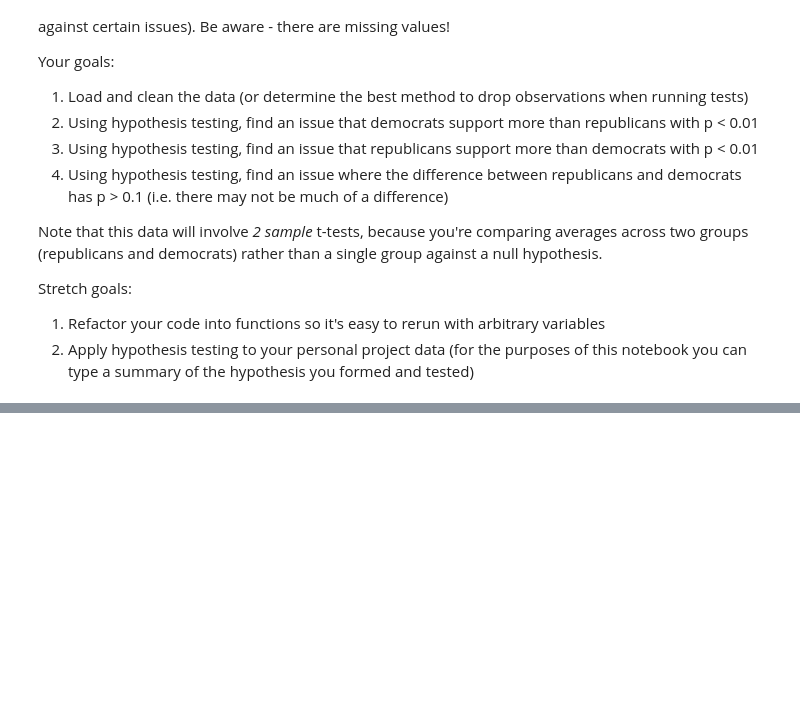
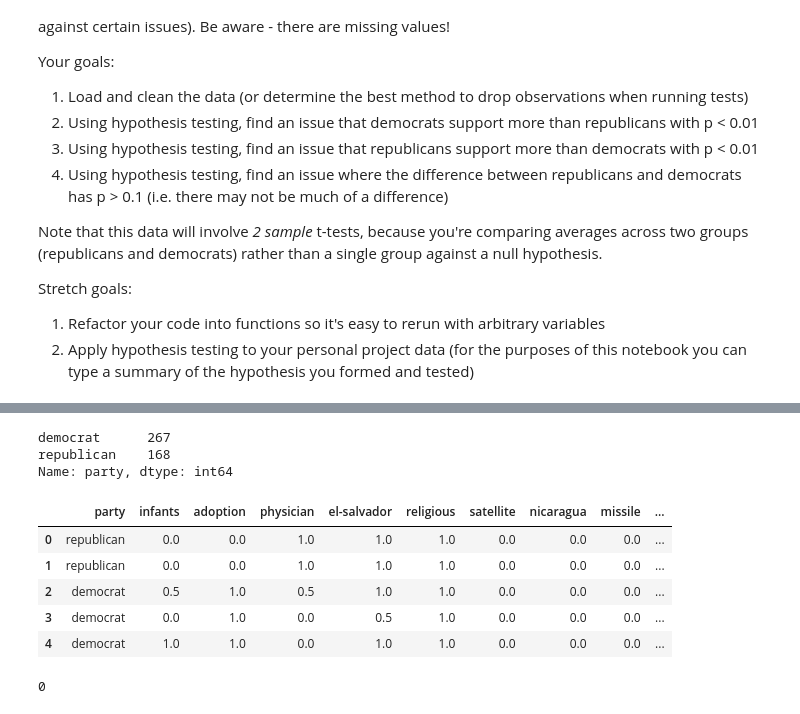
Before and after one commit to bloominstituteoftechnology/DS-Unit-1-Sprint-3-Statistical-Tests-and-Experiments, a Jupyter notebook: module1-statistics-probability-and-inference/LS_DS_141_Statistics_Probability_and_Inference.ipynb, the cells around one changed output, grey strips where cells are left out. Cells and saved outputs as stored; diff of their text form; code cells hidden in the pictures; blank space fills up the shorter version.

```diff
--- a/module1-statistics-probability-and-inference/LS_DS_141_Statistics_Probability_and_Inference.ipynb
+++ b/module1-statistics-probability-and-inference/LS_DS_141_Statistics_Probability_and_Inference.ipynb
@@ -99,0 +203,18 @@ Stretch goals:
+# %%
+# TODO - your code here!
+df = pd.read_csv('https://archive.ics.uci.edu/ml/machine-learning-databases/voting-records/house-votes-84.data',
+                 header=None)
+df.columns = ['party', 'infants', 'water', 'adoption', 'physician', 'el-salvador',
+               'religious', 'satellite', 'nicaragua', 'missile', 'immigration',
+                'corporation', 'education', 'superfund', 'crime', 'duty-free', 'south-africa']
+df.head(20)
+# %%
+df.party.value_counts()
+# %% [output]
+democrat      267
+republican    168
+Name: party, dtype: int64
+# %%
+df2 = df.replace('?', np.nan).copy()
+print(df.isnull().sum().sum())
+df2.head(20)
@@ -99,0 +228,21 @@ Stretch goals:
+# %%
+df3 = df2.drop(['water', 'south-africa'], axis=1).copy()
+df3.head()
+# %%
+# For better data analysis and plotting I'll replace 'y' values with 1 and 'n' values with 0
+df3.replace({'y': 1, 'n': 0}, inplace = True)
+df3.head(20)
+# %%
+df4 = df3.fillna(0.5)
+df4.head()
+# %% [output]
+|  | party | infants | adoption | physician | el-salvador | religious | satellite | nicaragua | missile | ... |
+| 0 | republican | 0.0 | 0.0 | 1.0 | 1.0 | 1.0 | 0.0 | 0.0 | 0.0 | ... |
+| 1 | republican | 0.0 | 0.0 | 1.0 | 1.0 | 1.0 | 0.0 | 0.0 | 0.0 | ... |
+| 2 | democrat | 0.5 | 1.0 | 0.5 | 1.0 | 1.0 | 0.0 | 0.0 | 0.0 | ... |
+| 3 | democrat | 0.0 | 1.0 | 0.0 | 0.5 | 1.0 | 0.0 | 0.0 | 0.0 | ... |
+| 4 | democrat | 1.0 | 1.0 | 0.0 | 1.0 | 1.0 | 0.0 | 0.0 | 0.0 | ... |
+# %%
+df4.isnull().sum().sum()
+# %% [output]
+0
```
Also changed, not shown: parts of 38 cells of this notebook.
